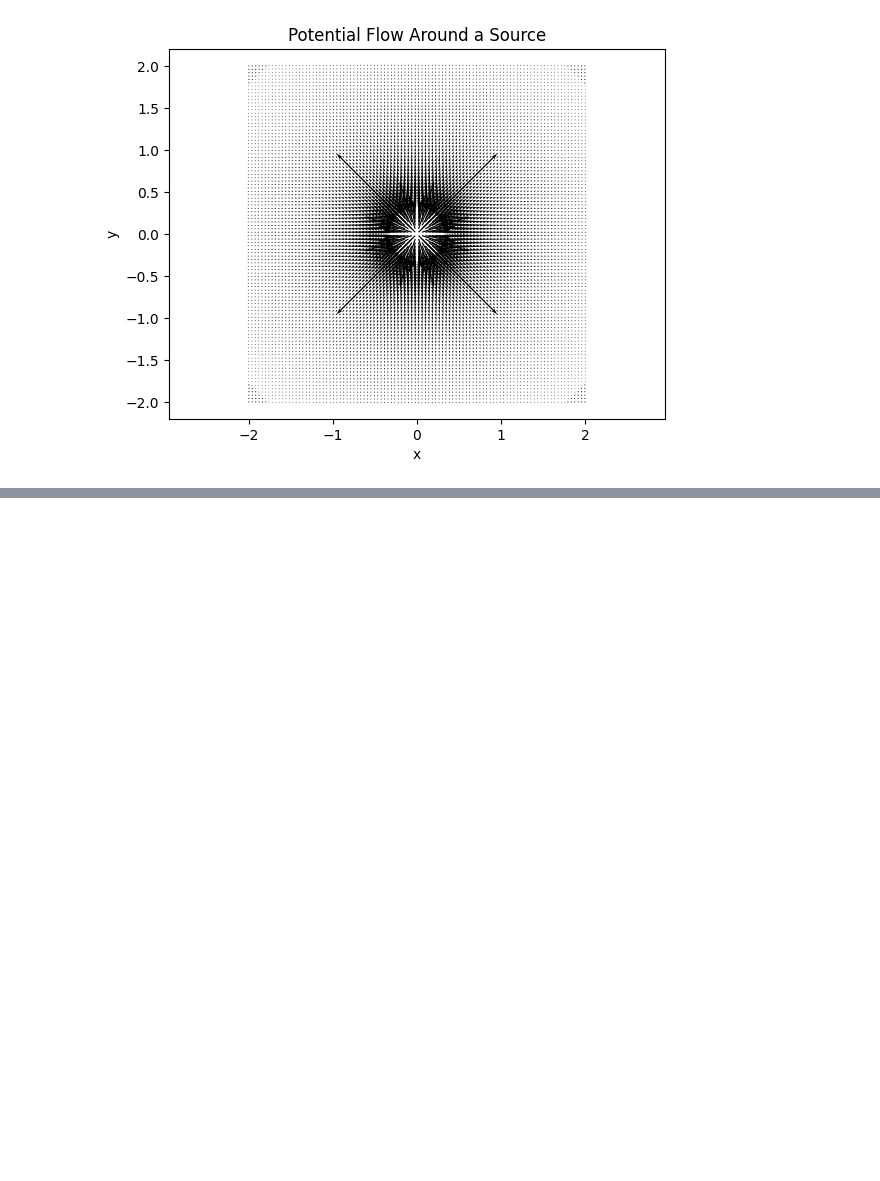
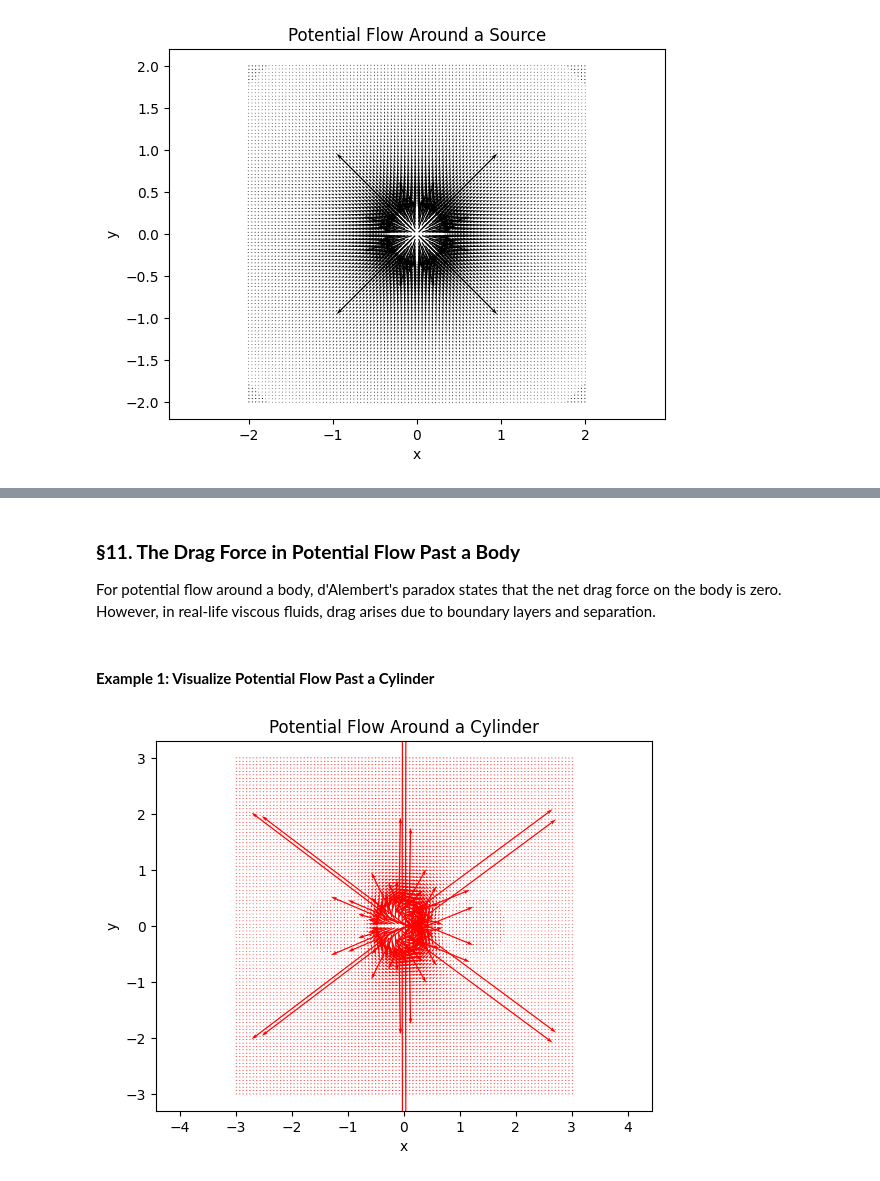
Before and after one commit to chiyanglin-AStar/2025_physics_note, a Jupyter notebook: 02_fluid_mechanics_landau_ch1.ipynb, the cells around one changed output, grey strips where cells are left out. Saved outputs shown, nothing was run; the diff lists cells and outputs as text; code cells hidden in the pictures; blank space fills up the shorter version.

```diff
--- a/02_fluid_mechanics_landau_ch1.ipynb
+++ b/02_fluid_mechanics_landau_ch1.ipynb
@@ -473,0 +524,37 @@ plt.show()
+# %% [markdown]
+### **§11. The Drag Force in Potential Flow Past a Body**
+
+For potential flow around a body, d'Alembert's paradox states that the net drag force on the body is zero. However, in real-life viscous fluids, drag arises due to boundary layers and separation.
+# %% [markdown]
+#### **Example 1: Visualize Potential Flow Past a Cylinder**
+# %%
+# Define potential flow around a cylinder
+def cylinder_potential(x, y, U=1.0, R=1.0):
+    r = np.sqrt(x**2 + y**2)
+    theta = np.arctan2(y, x)
+    phi = U * (r - R**2 / r) * np.cos(theta)
+    return phi
+
+def cylinder_velocity(x, y, U=1.0, R=1.0):
+    r = np.sqrt(x**2 + y**2)
+    theta = np.arctan2(y, x)
+    v_r = U * (1 - R**2 / r**2) * np.cos(theta)
+    v_theta = -U * (1 + R**2 / r**2) * np.sin(theta)
+    v_x = v_r * np.cos(theta) - v_theta * np.sin(theta)
+    v_y = v_r * np.sin(theta) + v_theta * np.cos(theta)
+    return v_x, v_y
+
+# Plot velocity field
+x = np.linspace(-3, 3, 100)
+y = np.linspace(-3, 3, 100)
+X, Y = np.meshgrid(x, y)
+V_X, V_Y = cylinder_velocity(X, Y)
+
+plt.quiver(X, Y, V_X, V_Y, color="red")
+plt.title("Potential Flow Around a Cylinder")
+plt.xlabel("x")
+plt.ylabel("y")
+plt.axis("equal")
+plt.show()
+# %% [output]
+[figure, added]
```
Also changed, not shown: parts of 20 cells of this notebook.
